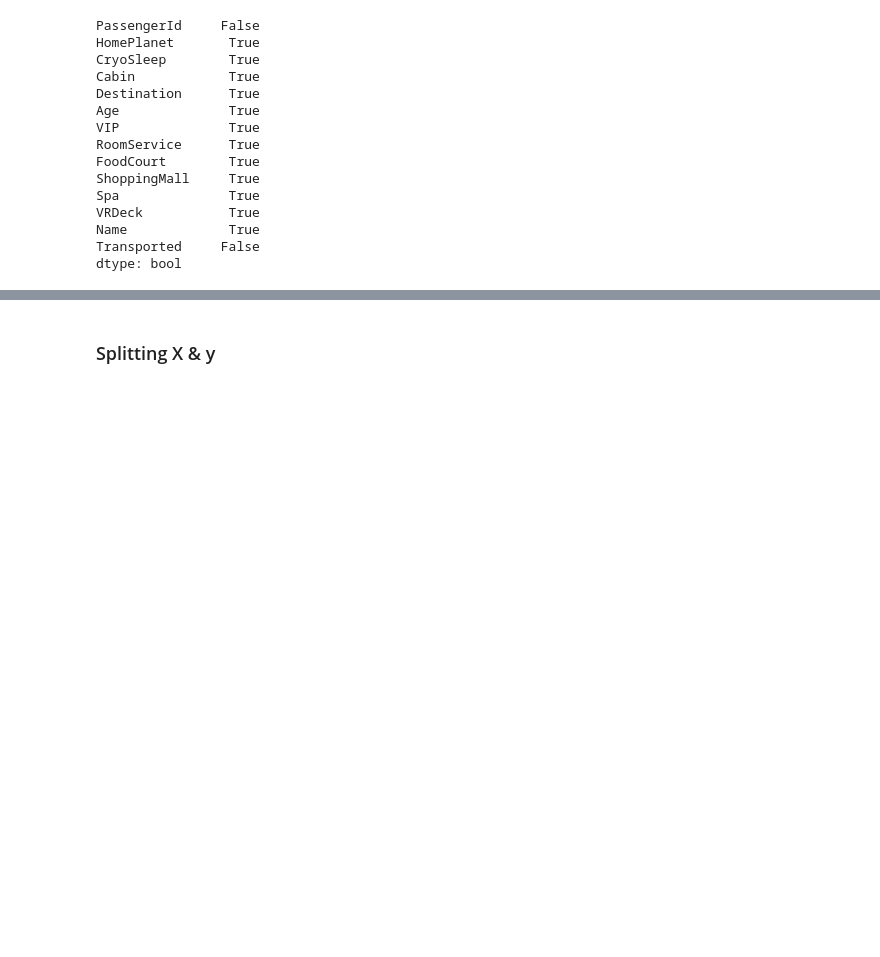
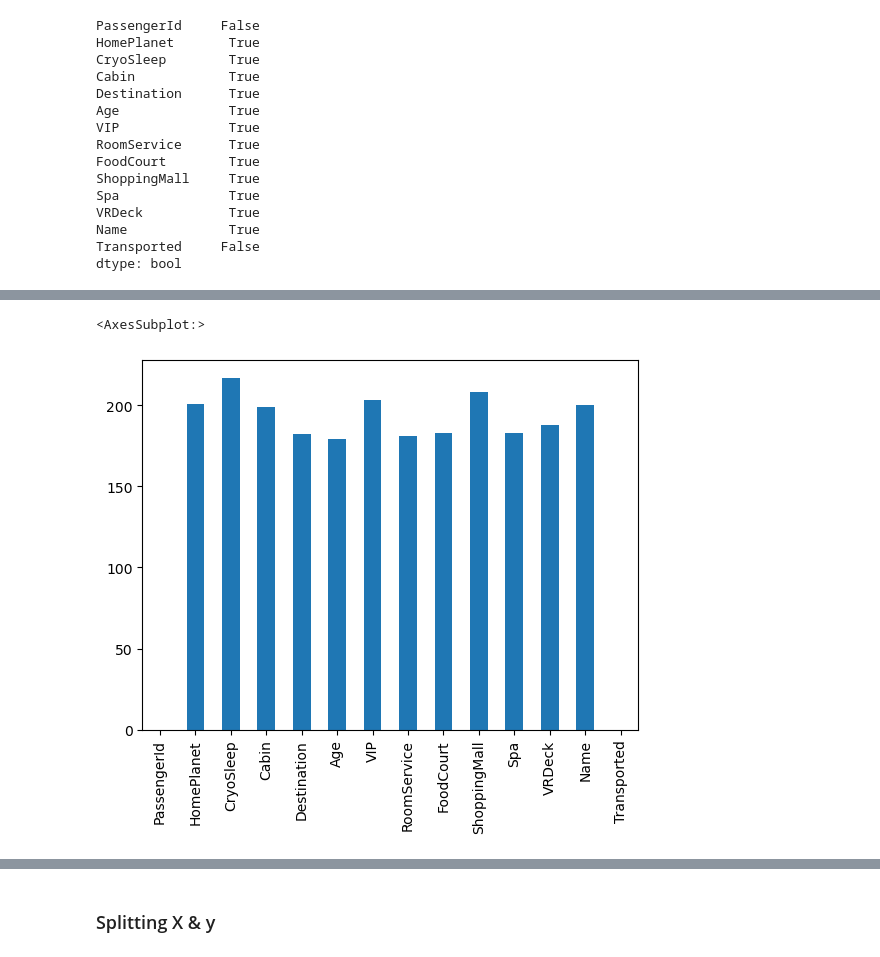
Before and after one commit to MGKane23/data-science-2022F, a Jupyter notebook: unit5/spaceship-titanic/spaceship_titanic_comp.ipynb, the cells around one changed output, grey strips where cells are left out. Cells and saved outputs as stored; diff of their text form; code cells hidden in the pictures; blank space fills up the shorter version.

```diff
--- a/unit5/spaceship-titanic/spaceship_titanic_comp.ipynb
+++ b/unit5/spaceship-titanic/spaceship_titanic_comp.ipynb
@@ -43,0 +65,5 @@ dtype: bool
+# %%
+train_data.isnull().sum().plot(kind = 'bar')
+# %% [output]
+<AxesSubplot:>
+[figure, added]
```
Also changed, not shown: parts of 21 cells of this notebook, 6 other files.
